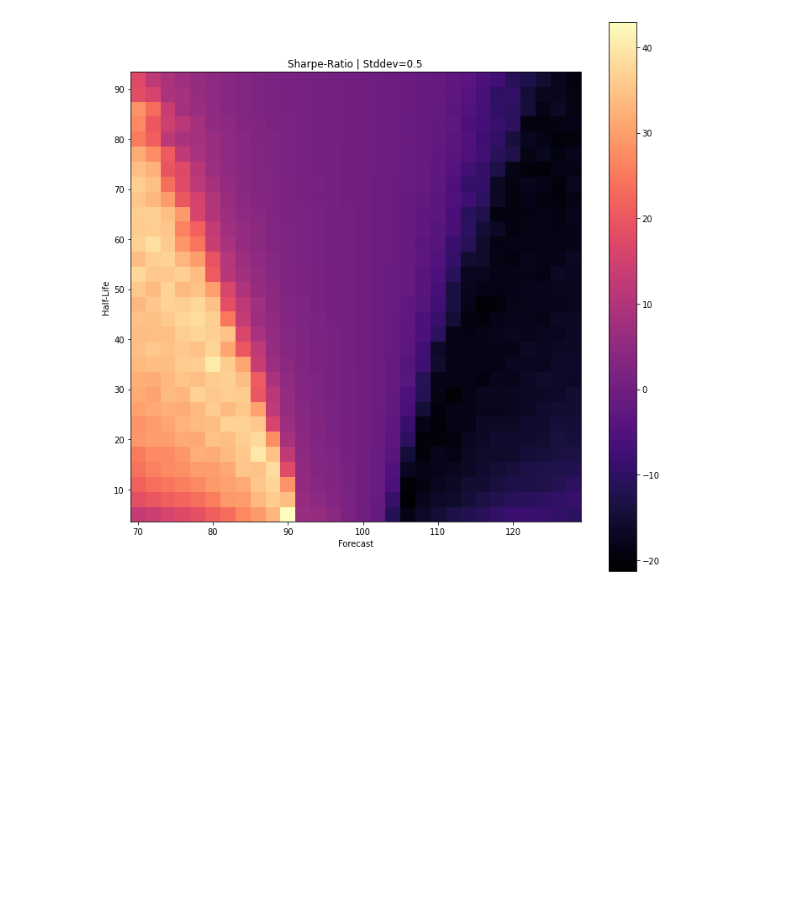
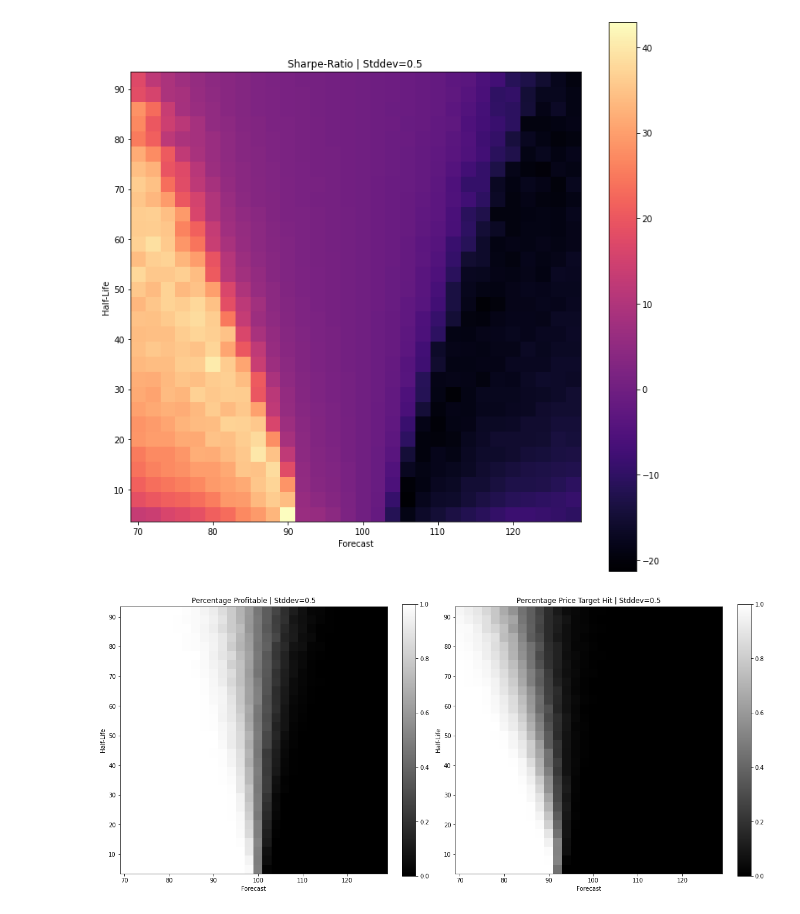
Before and after one commit to maxgao18/AFML, a Jupyter notebook: 13.1.ipynb, the cells around one changed output. Cells and saved outputs as stored; diff of their text form; code cells hidden in the pictures; blank space fills up the shorter version.

```diff
--- a/13.1.ipynb
+++ b/13.1.ipynb
@@ -73,3 +73,35 @@ plt.colorbar()
 plt.gca().set_box_aspect(1)
 # %% [output]
 [figure]
+# %%
+fig, ax = plt.subplots(nrows=1, ncols=2, figsize=(16, 24))
+
+profit_percentage = results["profit"].apply(lambda x: sum(x >= 0) / len(x))
+cb0 = ax[0].pcolormesh(
+    results["forecast"].values.reshape(shape),
+    results["half_life"].values.reshape(shape),
+    profit_percentage.values.reshape(shape),
+    cmap="gray",
+)
+ax[0].set_xlabel("Forecast")
+ax[0].set_ylabel("Half-Life")
+ax[0].set_title(f"Percentage Profitable | Stddev={stddev}")
+ax[0].set_box_aspect(1)
+fig.colorbar(cb0, ax=ax[0], fraction=0.046)
+
+pt_percentage = results["profit"].apply(lambda x: sum(x >= 10) / len(x))
+cb1 = ax[1].pcolormesh(
+    results["forecast"].values.reshape(shape),
+    results["half_life"].values.reshape(shape),
+    pt_percentage.values.reshape(shape),
+    cmap="gray",
+)
+ax[1].set_xlabel("Forecast")
+ax[1].set_ylabel("Half-Life")
+ax[1].set_title(f"Percentage Price Target Hit | Stddev={stddev}")
+ax[1].set_box_aspect(1)
+fig.colorbar(cb1, ax=ax[1], fraction=0.046)
+
+fig.set_tight_layout(True)
+# %% [output]
+[figure, added]
```
